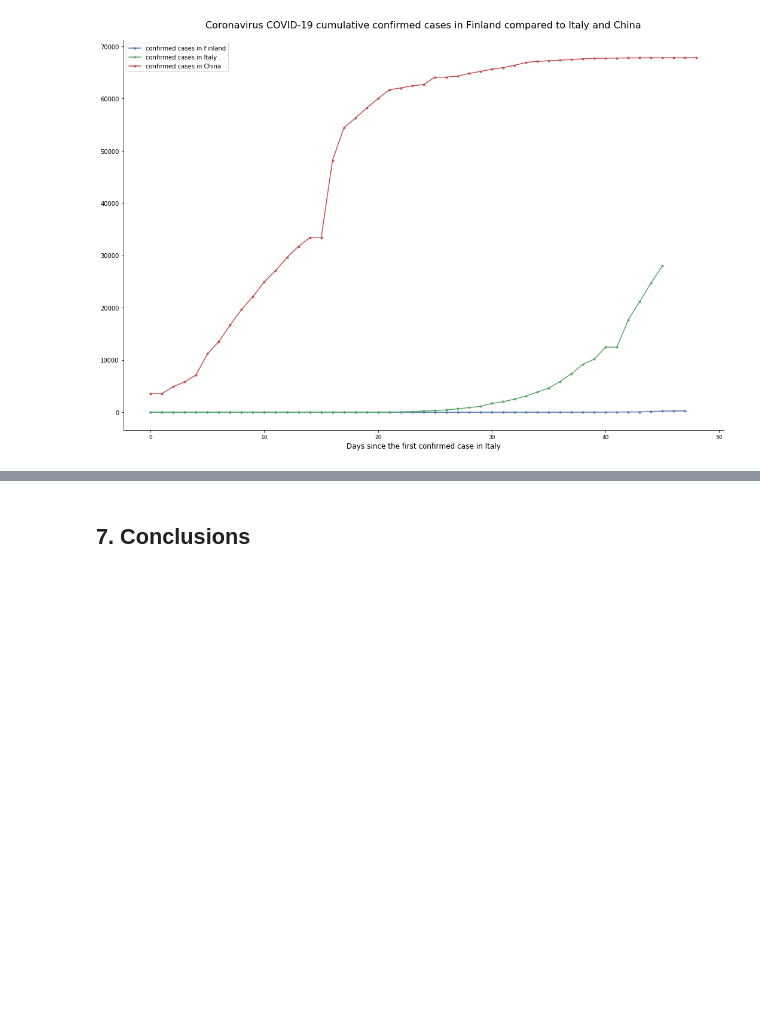
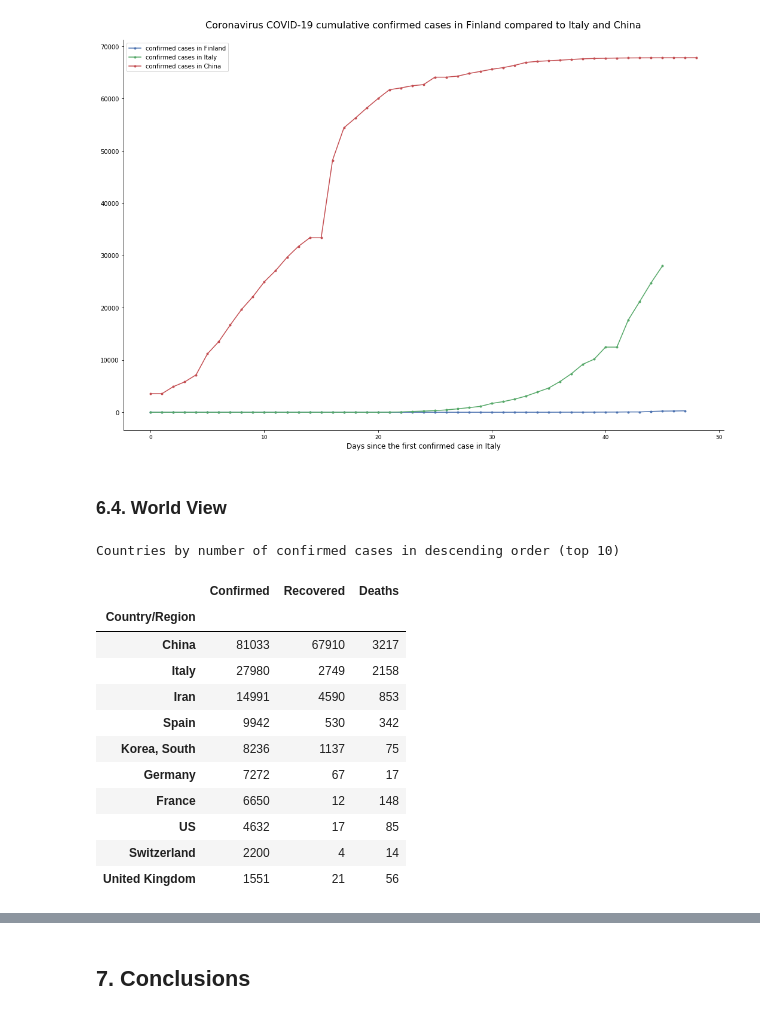
Before and after one commit to BerniHacker/Coronavirus, a Jupyter notebook: Coronavirus_Finland.ipynb, the cells around one changed output, grey strips where cells are left out. Saved outputs shown, nothing was run; the diff lists cells and outputs as text; code cells hidden in the pictures; blank space fills up the shorter version.

```diff
--- a/Coronavirus_Finland.ipynb
+++ b/Coronavirus_Finland.ipynb
@@ -417,0 +493,7 @@ world_deaths.head()
+# %%
+# Data Cleansing
+# Converting null values in strings with value "Not applicable"
+world_conf_clean = world_confirmed.fillna("Not applicable")
+world_recov_clean = world_recovered.fillna("Not applicable")
+world_deceas_clean = world_deceased.fillna("Not applicable")
+daily_rep_clean = daily_report.fillna("Not applicable")
@@ -774,3 +858,28 @@ cust_line_plot((list(range(len(finland_confirmed_pos))), finland_confirmed_pos,
                legend=True)
 # %% [output]
 [figure]
+# %% [markdown]
+### 6.4. World View<a name="6.4."></a>
+# %%
+# Selecting the variables of interest from the daily report
+daily_rep_short = daily_rep_clean.loc[:,['Country/Region', 'Confirmed', 'Recovered', 'Deaths']]
+# Grouping by Province/State
+daily_rep_short = daily_rep_short.groupby(['Country/Region']).sum()
+# %%
+# The top 10 Countries by number of confirmed cases in descending order
+print("Countries by number of confirmed cases in descending order (top 10):")
+daily_rep_short.sort_values(by ='Confirmed', ascending = False).head(10)
+# %% [output]
+Countries by number of confirmed cases in descending order (top 10)
+|  | Confirmed | Recovered | Deaths |
+| Country/Region |  |  |  |
+| China | 81033 | 67910 | 3217 |
+| Italy | 27980 | 2749 | 2158 |
+| Iran | 14991 | 4590 | 853 |
+| Spain | 9942 | 530 | 342 |
+| Korea, South | 8236 | 1137 | 75 |
+| Germany | 7272 | 67 | 17 |
+| France | 6650 | 12 | 148 |
+| US | 4632 | 17 | 85 |
+| Switzerland | 2200 | 4 | 14 |
+| United Kingdom | 1551 | 21 | 56 |
```
Also changed, not shown: parts of 27 cells of this notebook, 1 other file.
